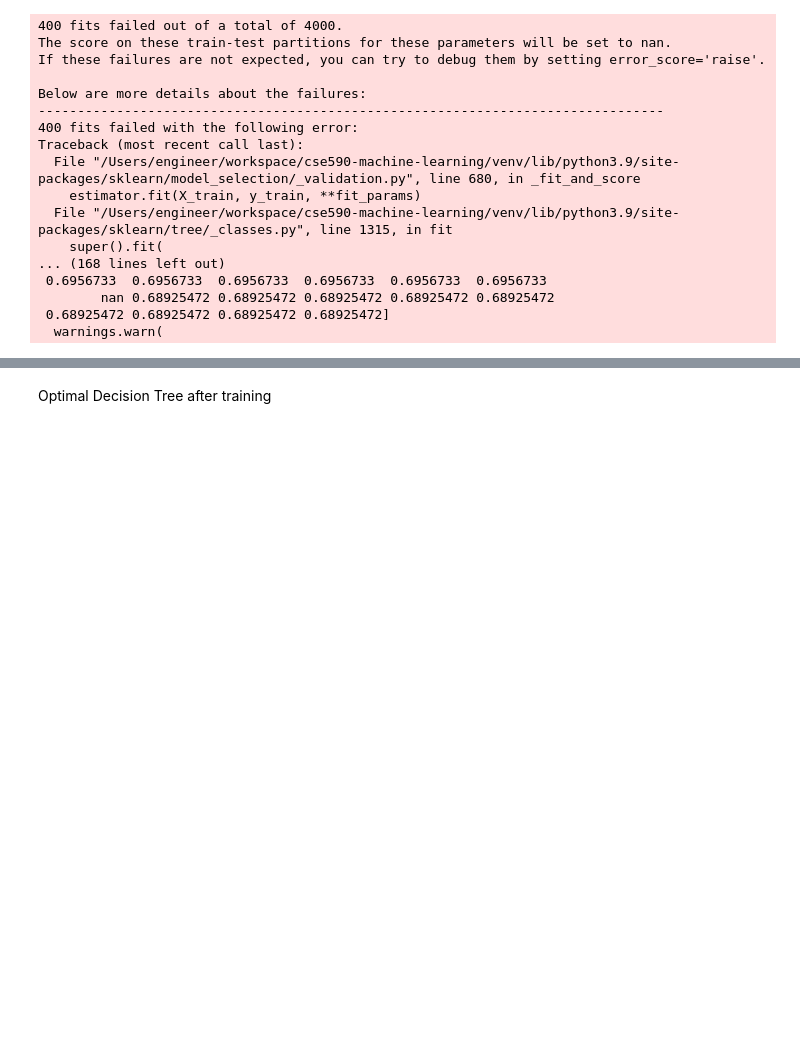
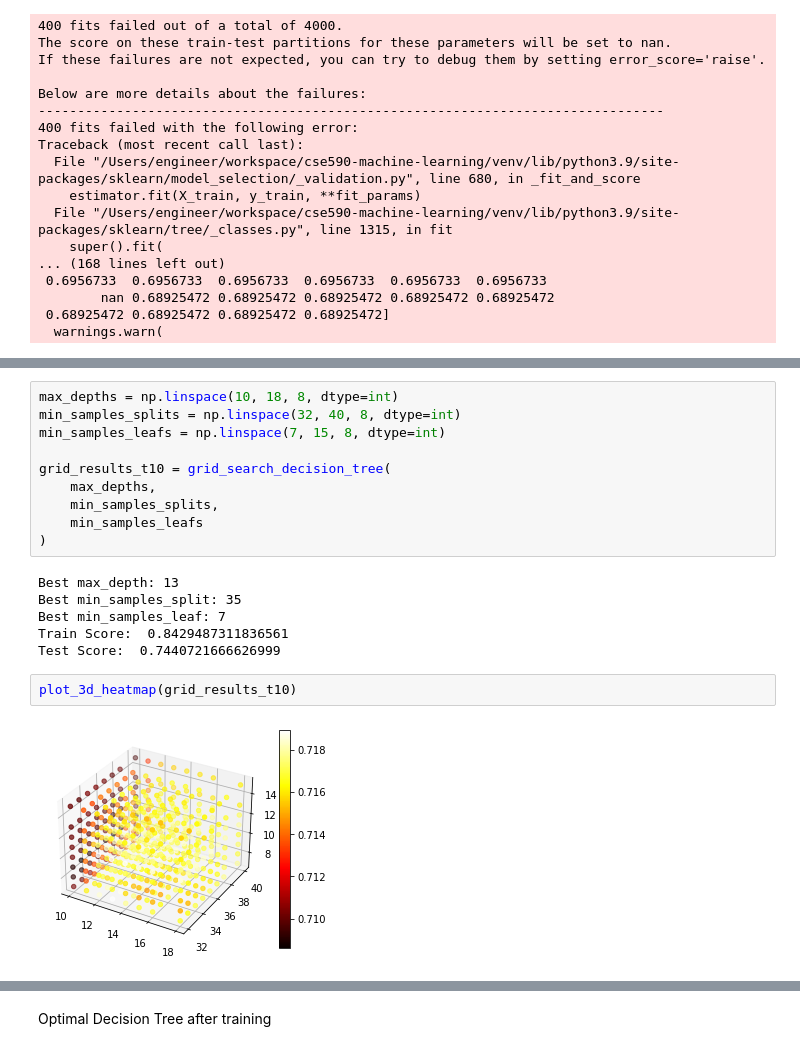
Before and after one commit to jasonmrimer/cse590-machine-learning, a Jupyter notebook: midterm/problem 3 regression.ipynb, the cells around one changed output, grey strips where cells are left out. Cells and saved outputs as stored; diff of their text form; blank space fills up the shorter version.

```diff
--- a/midterm/problem 3 regression.ipynb
+++ b/midterm/problem 3 regression.ipynb
@@ -443,0 +467,20 @@ plot_3d_heatmap(grid_results_t7)
+# %%
+max_depths = np.linspace(10, 18, 8, dtype=int)
+min_samples_splits = np.linspace(32, 40, 8, dtype=int)
+min_samples_leafs = np.linspace(7, 15, 8, dtype=int)
+
+grid_results_t10 = grid_search_decision_tree(
+    max_depths,
+    min_samples_splits,
+    min_samples_leafs
+)
+# %% [output]
+Best max_depth: 13
+Best min_samples_split: 35
+Best min_samples_leaf: 7
+Train Score:  0.8429487311836561
+Test Score:  0.7440721666626999
+# %%
+plot_3d_heatmap(grid_results_t10)
+# %% [output]
+[figure, added]
```
Also changed, not shown: parts of 13 cells of this notebook, 1 other file.
